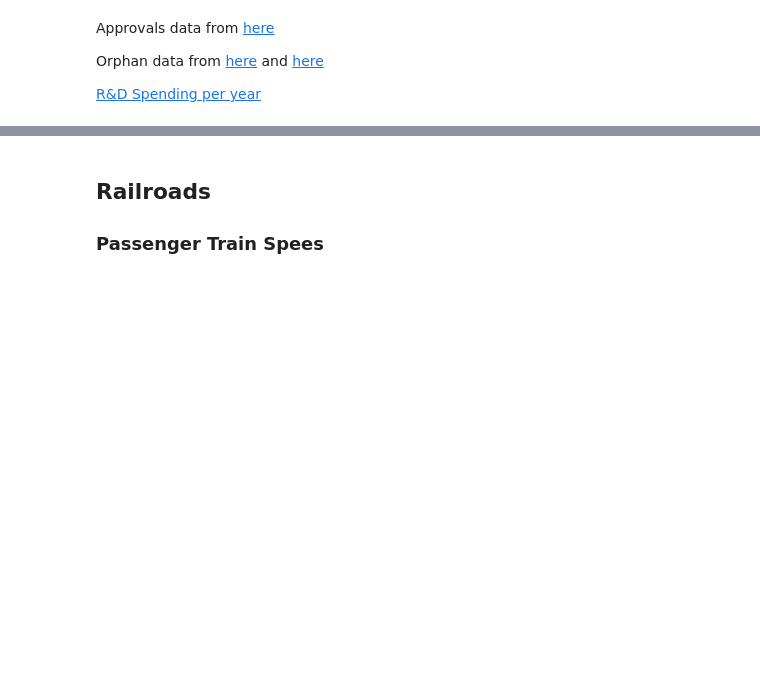
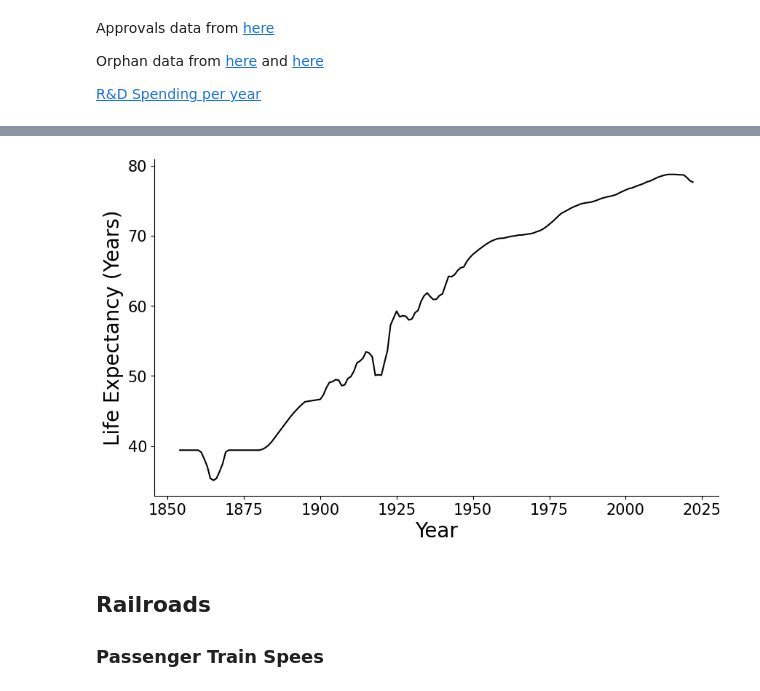
Before and after one commit to jordanott/BackToTheFuture, a Jupyter notebook: notebooks/government.ipynb, the cells around one changed output, grey strips where cells are left out. Cells and saved outputs as stored; diff of their text form; code cells hidden in the pictures; blank space fills up the shorter version.

```diff
--- a/notebooks/government.ipynb
+++ b/notebooks/government.ipynb
@@ -637,3 +671,12 @@ sns.lineplot(x="Year", y="Percent Orphans", data=fda_approvals)
+# %%
+life_expectancy = pd.read_csv("../raw_data/government/medical/life_expectancy.txt")
+# 5 Year moving average
+life_expectancy = life_expectancy.set_index("Year").rolling(window=5).mean().reset_index()
+# %%
+sns.lineplot(x="Year", y="Life Expectancy (Years)", data=life_expectancy, color="black")
+plt.savefig("../images/life_expectancy.png")
+# %% [output]
+[figure, added]
 # %% [markdown]
 ## Railroads
 ### Passenger Train Spees
```
Also changed, not shown: parts of 10 cells of this notebook, 3 other files.
